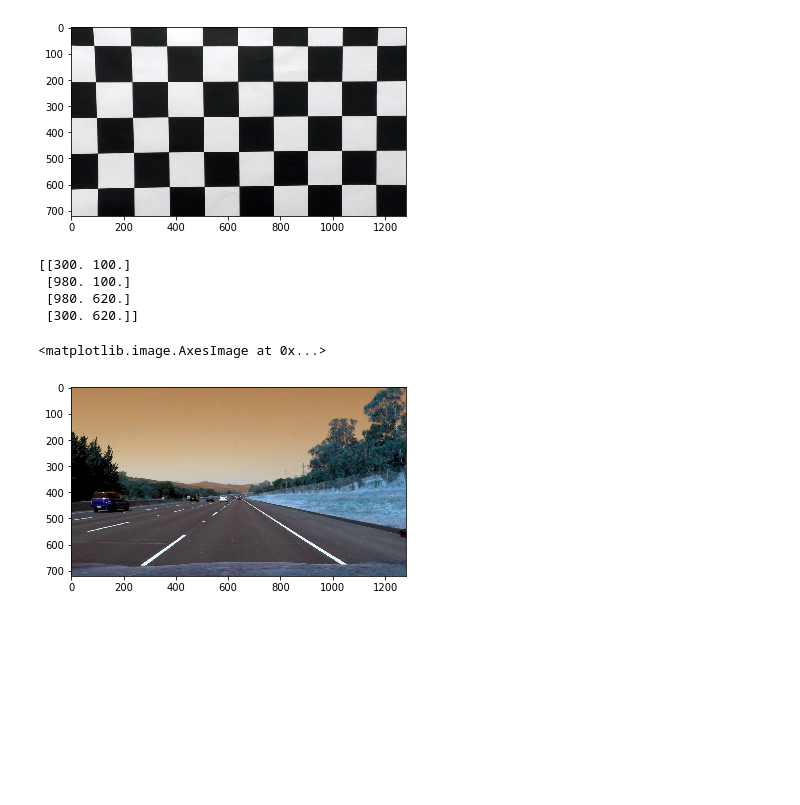
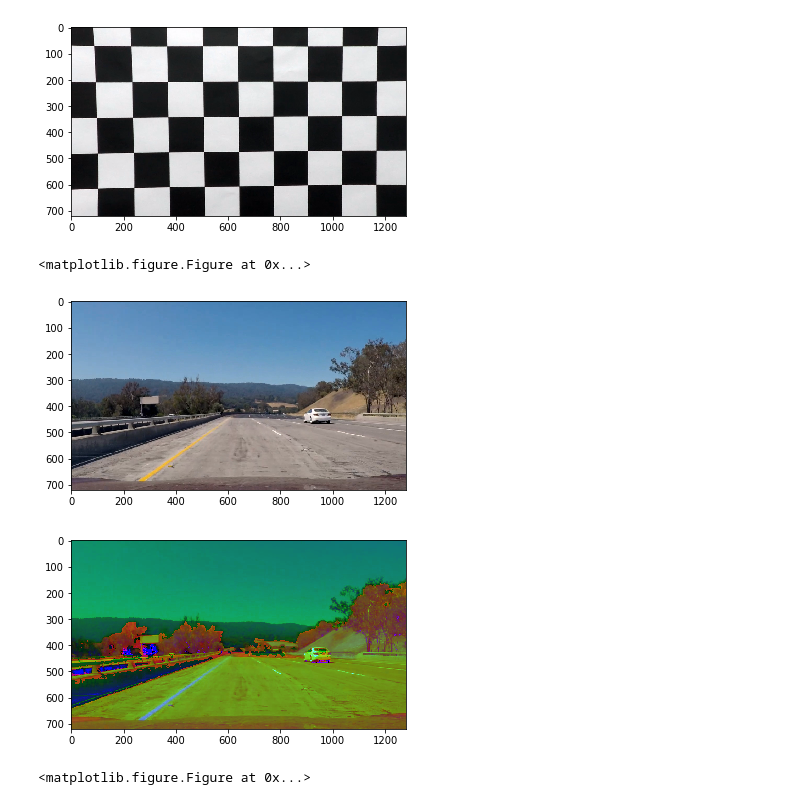
Before and after one commit to vinaytrivedi005/CarND-Advanced-lane-detection, a Jupyter notebook: P4.ipynb, the cells around one changed output. Drawn from its saved outputs; the diff is of its cells as text; code cells hidden in the pictures; blank space fills up the shorter version.

```diff
--- a/P4.ipynb
+++ b/P4.ipynb
@@ -193,10 +306,5 @@ test_calibration(mtx, dist)
 # %% [output]
 [figure]
 # %%
-M, img_size = perspective_transform()
+M, M_inv, img_size = perspective_transform()
-# %% [output]
-[[300. 100.]
- [980. 100.]
- [980. 620.]
- [300. 620.]]
 # %%
@@ -222,8 +337,16 @@ def find_lanelines(img, mtx, dist, M, img_size):
 # %%
-fname = 'test_images/straight_lines2.jpg'
-#fname = 'test_images/test5.jpg'
+#fname = 'test_images/straight_lines1.jpg'
+fname = 'test_images/test6.jpg'
+#fname = 'custom_test_images/3.jpg'
 img = cv2.imread(fname)
 plt.imshow(img)
+plt.figure()
+
+hls = cv2.cvtColor(img, cv2.COLOR_BGR2HLS)
+plt.imshow(hls)
+plt.figure()
 # %% [output]
-<matplotlib.image.AxesImage at 0x...>
+<matplotlib.figure.Figure at 0x...>
-[figure, old version]
+[figure, new version]
+[figure, added]
+<matplotlib.figure.Figure at 0x...>
```
Also changed, not shown: parts of 13 cells of this notebook.
